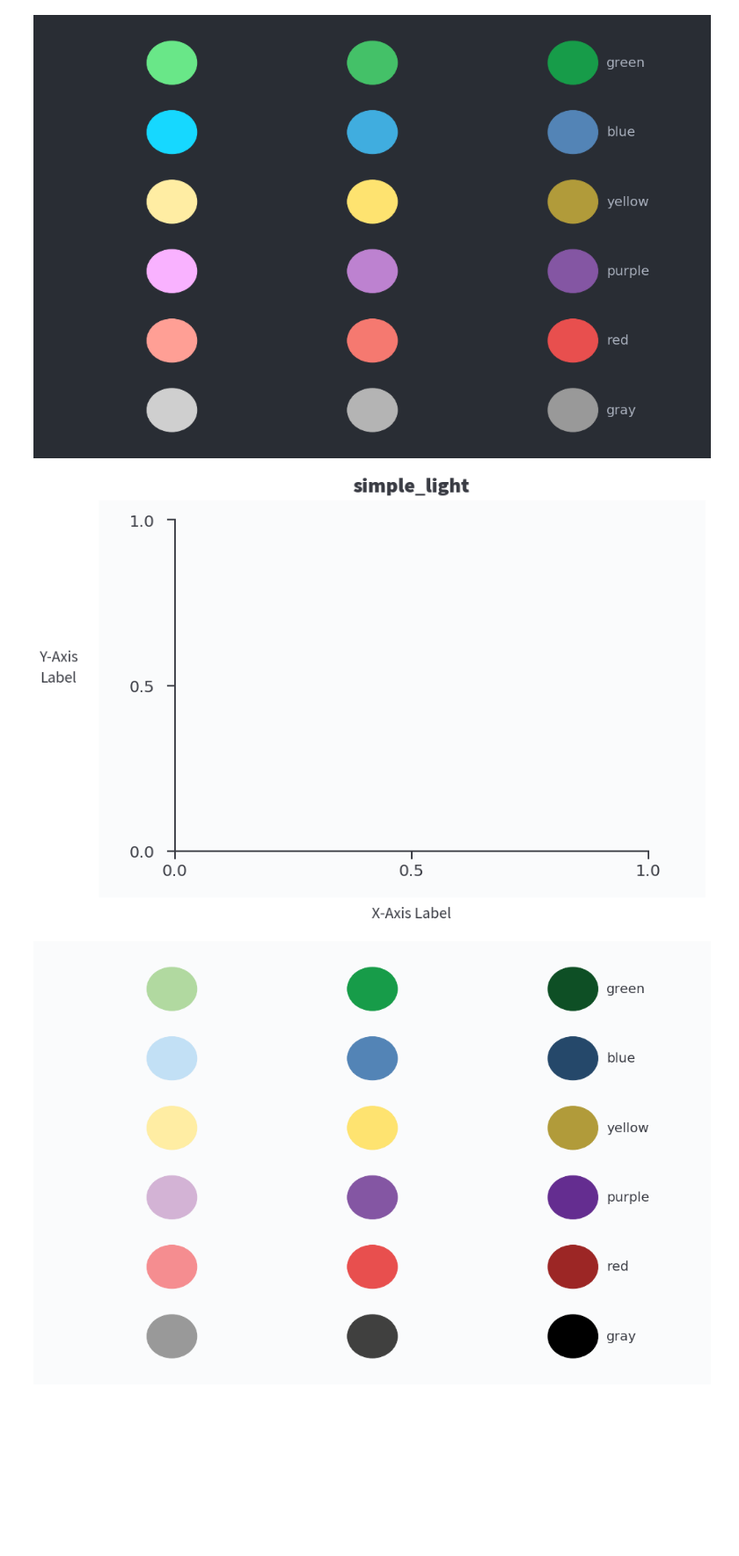
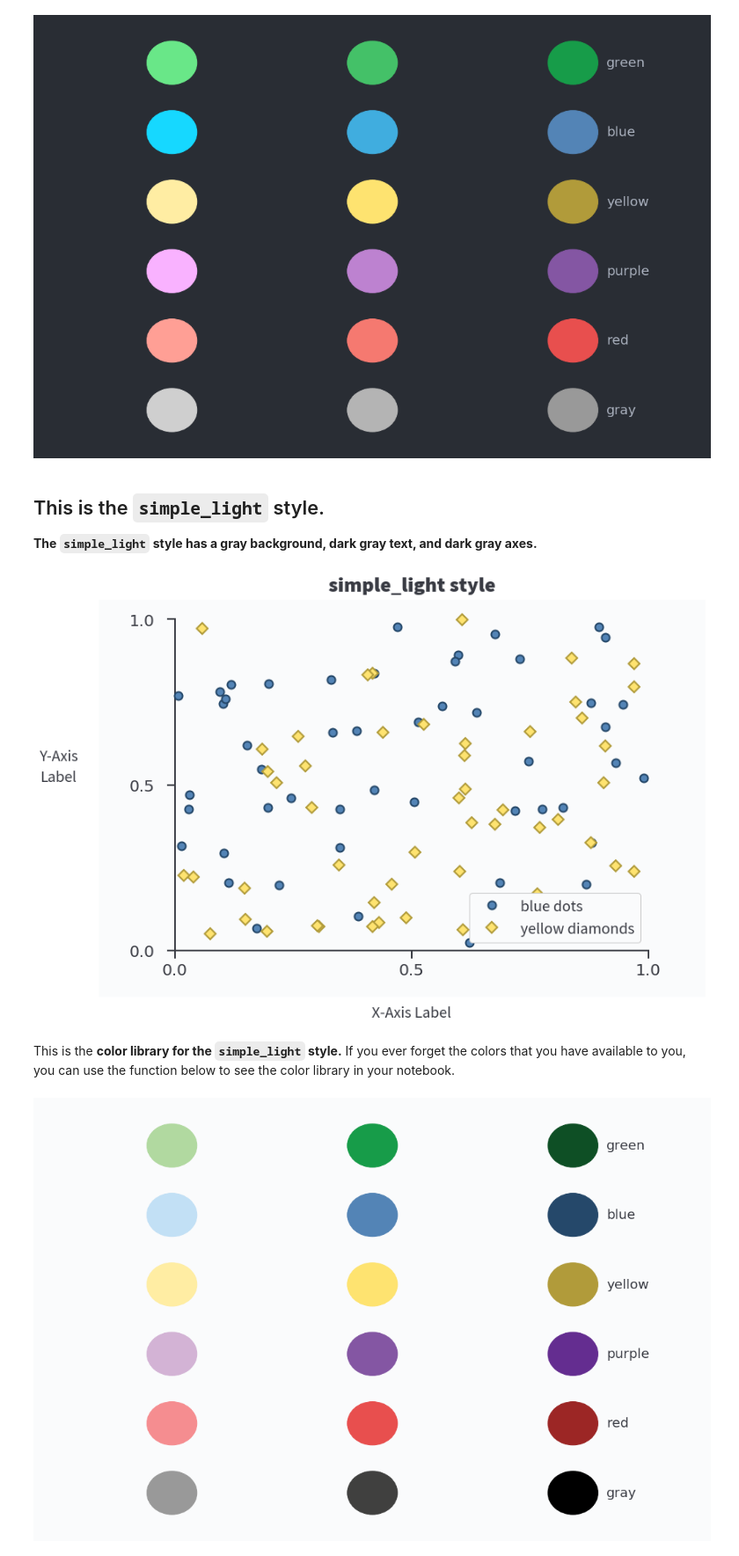
Before and after one commit to alexdsbreslav/quicklooks, a Jupyter notebook: styling.ipynb, the cells around one changed output. Shown at 88% size. Saved outputs shown, nothing was run; the diff lists cells and outputs as text; code cells hidden in the pictures; blank space fills up the shorter version.

```diff
--- a/copying_code_example.ipynb
+++ b/styling.ipynb
@@ -30,17 +114,52 @@ vertical_gridlines_on = False);
 quicklook.show_color_library(chart_skeleton)
 # %% [output]
 [figure]
-# %%
-chart_skeleton = quicklook.build_chart_skeleton(style = 'simple_light', size = 'default',
-title = 'simple_light',
-xlabel = 'X-Axis Label',
-ylabel = 'Y-Axis\nLabel',
-x_min_max = (0,1), y_min_max = (0,1),
-xtick_interval = 0.5, ytick_interval = 0.5,
-horizontal_gridlines_on = False,
-vertical_gridlines_on = False);
-# %% [output]
-[figure, removed]
+# %% [markdown]
+## This is the `simple_light` style.
+**The `simple_light` style has a gray background, dark gray text, and dark gray axes.**
+# %%
+# ---- create a chart skeleton in the simple_light style
+chart_skeleton = quicklook.build_chart_skeleton(style = 'simple_light', size = 'default',
+title = 'simple_light style',
+xlabel = 'X-Axis Label',
+ylabel = 'Y-Axis\nLabel',
+x_min_max = (0,1), y_min_max = (0,1),
+xtick_interval = 0.5, ytick_interval = 0.5,
+horizontal_gridlines_on = False,
+vertical_gridlines_on = False);
+
+# ---- plot blue circles
+# ---- x and y are sets of 50 numbers randomly generated between 0 and 1
+quicklook.add_scatter_to_chart(chart_skeleton,
+x = np.random.rand(50),
+y = np.random.rand(50),
+color_name = 'blue',
+color_brightness = 'default',
+marker_shape = 'o',
+opacity = 1,
+label_for_legend = 'blue dots',
+layer_order = 1)
+
+# ---- plot yellow diamonds
+# ---- x and y are sets of 50 numbers randomly generated between 0 and 1
+quicklook.add_scatter_to_chart(chart_skeleton,
+x = np.random.rand(50),
+y = np.random.rand(50),
+color_name = 'yellow',
+color_brightness = 'default',
+marker_shape = 'D',
+opacity = 1,
+label_for_legend = 'yellow diamonds',
+layer_order = 2)
+
+# ---- add a legend
+quicklook.add_legend(chart_skeleton,
+legend_location = 'lower right', frame_around_legend=True,
+size_of_marker_in_legend = 1);
+# %% [output]
+[figure, added]
+# %% [markdown]
+This is the **color library for the `simple_light` style.**  If you ever forget the colors that you have available to you, you can use the function below to see the color library in your notebook.
 # %%
 quicklook.show_color_library(chart_skeleton)
 # %% [output]
```
Also changed, not shown: parts of 11 cells of this notebook, 11 other files.
